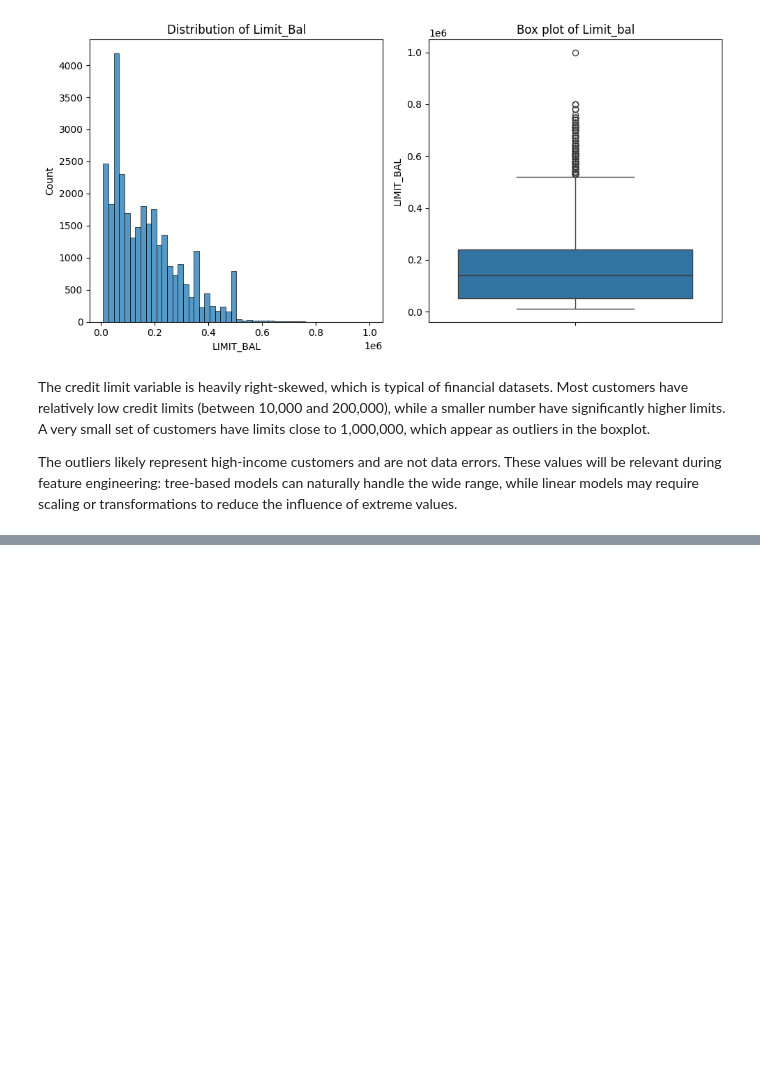
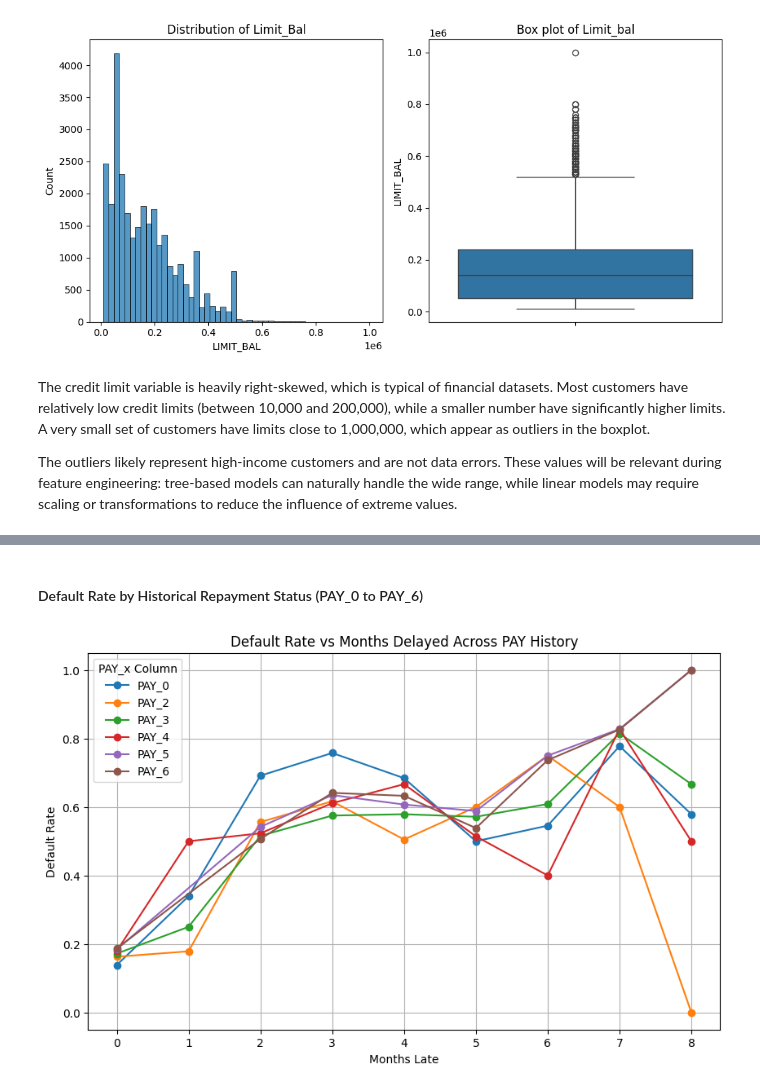
Before and after one commit to kashish1219/credit_card_default, a Jupyter notebook: credit_card.ipynb, the cells around one changed output, grey strips where cells are left out. Saved outputs shown, nothing was run; the diff lists cells and outputs as text; code cells hidden in the pictures; blank space fills up the shorter version.

```diff
--- a/credit_card.ipynb
+++ b/credit_card.ipynb
@@ -347,0 +334,23 @@ Index(['ID', 'LIMIT_BAL', 'SEX', 'EDUCATION', 'MARRIAGE', 'AGE', 'PAY_0',
+# %% [markdown]
+#### Default Rate by Historical Repayment Status (PAY_0 to PAY_6)
+# %%
+pay_cols = ['PAY_0', 'PAY_2', 'PAY_3', 'PAY_4', 'PAY_5', 'PAY_6']
+default_rates = {}
+
+for col in pay_cols:
+    grouped = df.groupby(col)["DEFAULT"].mean()
+    default_rates[col] = grouped
+
+plt.figure(figsize=(10,6))
+
+for col in pay_cols:
+    plt.plot(default_rates[col].index, default_rates[col].values, marker='o', label=col)
+
+plt.title("Default Rate vs Months Delayed Across PAY History")
+plt.xlabel("Months Late")
+plt.ylabel("Default Rate")
+plt.legend(title="PAY_x Column")
+plt.grid(True)
+plt.show()
+# %% [output]
+[figure, added]
```
Also changed, not shown: parts of 10 cells of this notebook.
